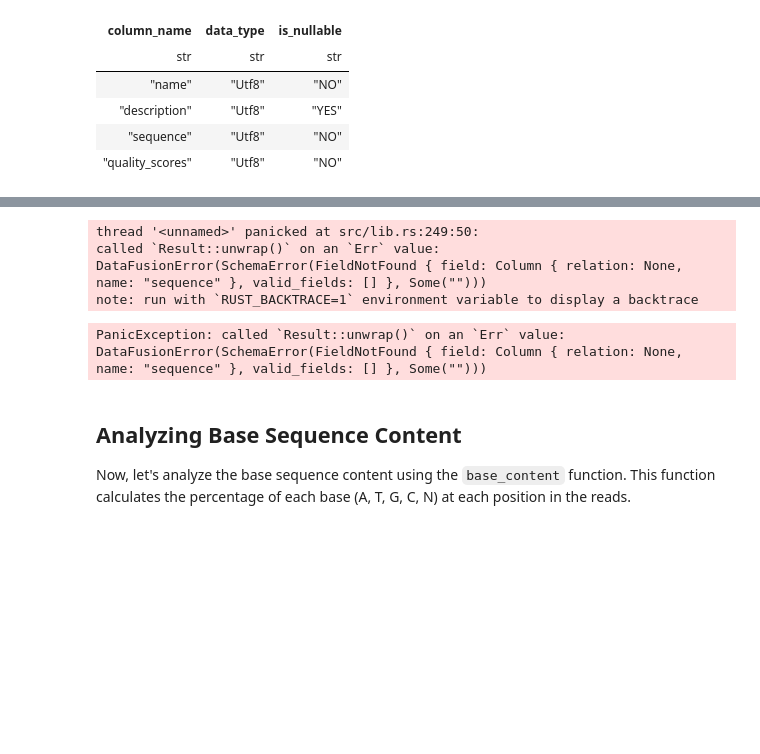
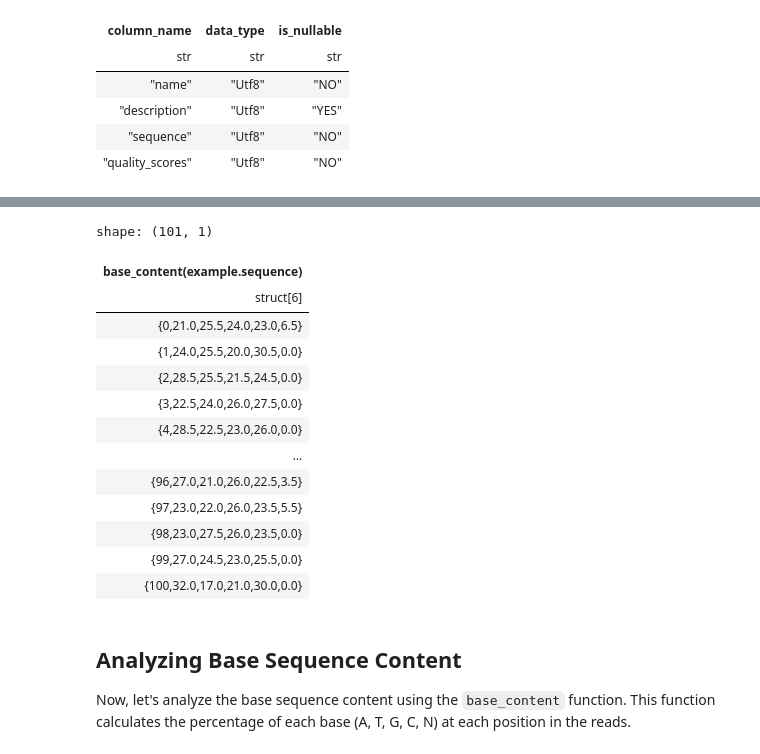
Before and after one commit to bartwild/polars-bio, a Jupyter notebook: examples/base_content_qc.ipynb, the cells around one changed output, grey strips where cells are left out. Cells and saved outputs as stored; diff of their text form; code cells hidden in the pictures; blank space fills up the shorter version.

```diff
--- a/examples/base_content_qc.ipynb
+++ b/examples/base_content_qc.ipynb
@@ -102,21 +82,22 @@ shape: (101, 1)
-# %%
-result = pb.sql("""
-SELECT
-    bc.position,
-    bc.A,
-    bc.C,
-    bc.G,
-    bc.T,
-    bc.N
-FROM example
-CROSS JOIN UNNEST(base_content(sequence)) as bc
-LIMIT 101
-""").collect()
-# %% [output]
-thread '<unnamed>' panicked at src/lib.rs:249:50:
-called `Result::unwrap()` on an `Err` value: DataFusionError(SchemaError(FieldNotFound { field: Column { relation: None, name: "sequence" }, valid_fields: [] }, Some("")))
-note: run with `RUST_BACKTRACE=1` environment variable to display a backtrace
-PanicException: called `Result::unwrap()` on an `Err` value: DataFusionError(SchemaError(FieldNotFound { field: Column { relation: None, name: "sequence" }, valid_fields: [] }, Some("")))
+# %%
+pb.sql("select base_content(sequence) from example;").collect()
+pb.ctx.set_option("datafusion.execution.target_partitions", str(2))
+pb.sql("select base_content(sequence) from example;").collect()
+# %% [output]
+shape: (101, 1)
+| base_content(example.sequence) |
+| struct[6] |
+| {0,21.0,25.5,24.0,23.0,6.5} |
+| {1,24.0,25.5,20.0,30.5,0.0} |
+| {2,28.5,25.5,21.5,24.5,0.0} |
+| {3,22.5,24.0,26.0,27.5,0.0} |
+| {4,28.5,22.5,23.0,26.0,0.0} |
+| … |
+| {96,27.0,21.0,26.0,22.5,3.5} |
+| {97,23.0,22.0,26.0,23.5,5.5} |
+| {98,23.0,27.5,26.0,23.5,0.0} |
+| {99,27.0,24.5,23.0,25.5,0.0} |
+| {100,32.0,17.0,21.0,30.0,0.0} |
 # %% [markdown]
 ## Analyzing Base Sequence Content
 
```
Also changed, not shown: parts of 7 cells of this notebook, 3 other files.
